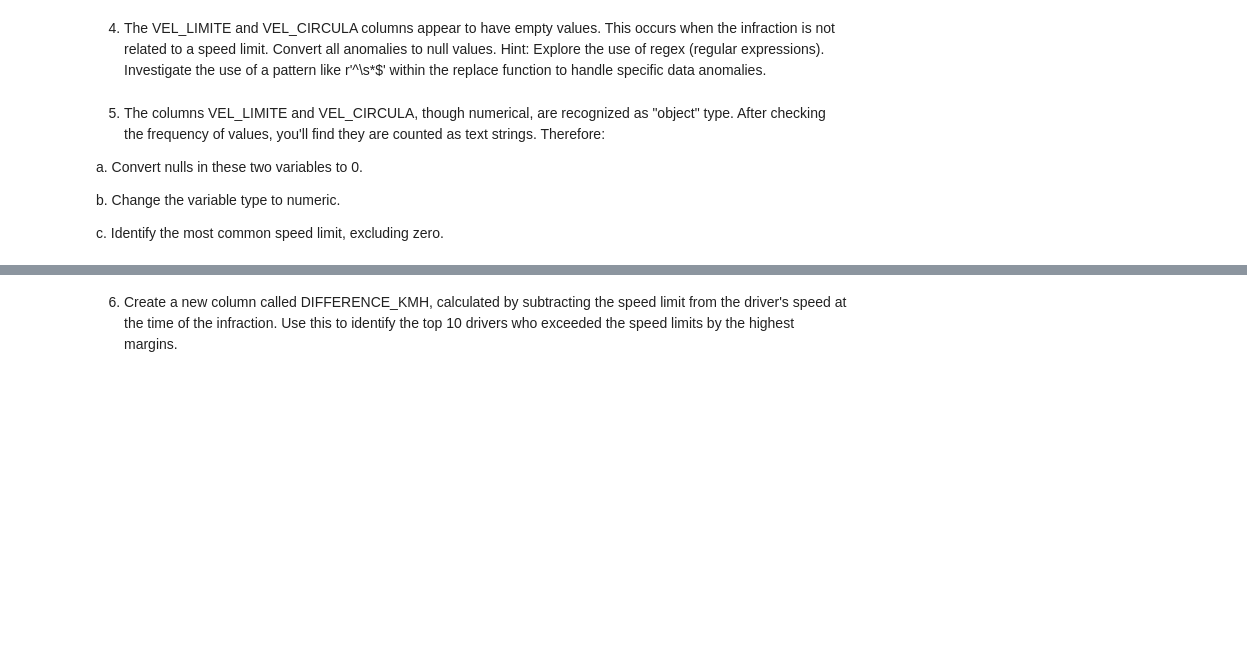
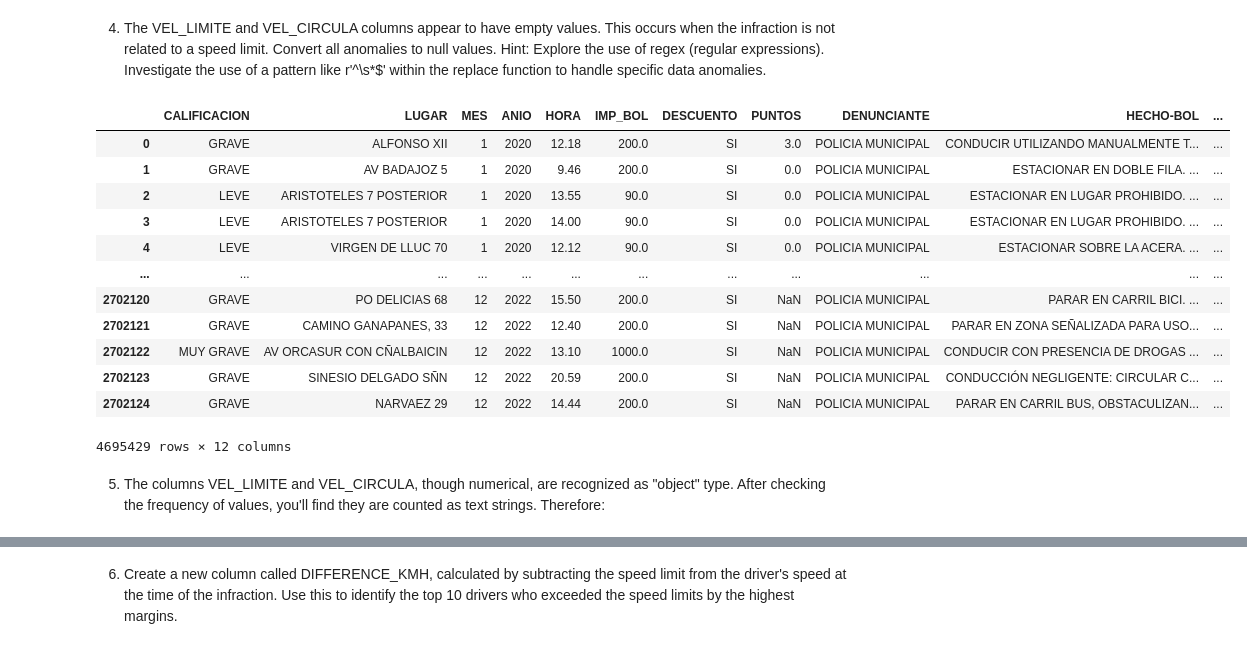
Before and after one commit to Mariospren/Squad_project_Madrid, a Jupyter notebook: Madrid_Traffic_Fines.ipynb, the cells around one changed output, grey strips where cells are left out. Cells and saved outputs as stored; diff of their text form; code cells hidden in the pictures; blank space fills up the shorter version.

```diff
--- a/Madrid_Traffic_Fines.ipynb
+++ b/Madrid_Traffic_Fines.ipynb
@@ -123,11 +181,32 @@ df_2022[df_2022['DESCUENTO'] == 'NO']
 "We found that ANIO (year) and DESCUENTO (discount) are always constant. I'm not sure to what extent they are relevant in our DataFrame, as we know that our DataFrame already has the year classified, making the ANIO column redundant. Additionally, the DESCUENTO column seems not to vary, except for an outlier we found in the 2022 DataFrame
 # %% [markdown]
 4. The VEL_LIMITE and VEL_CIRCULA columns appear to have empty values. This occurs when the infraction is not related to a speed limit. Convert all anomalies to null values. Hint: Explore the use of regex (regular expressions). Investigate the use of a pattern like r'^\s*$' within the replace function to handle specific data anomalies.
+# %%
+
+
+# Assume you have a DataFrame named df_con
+
+# Identify and convert anomalies to None in the VEL_LIMITE column
+df_con['VEL_LIMITE'] = df_con['VEL_LIMITE'].replace(r'^\s*$', None, regex=True)
+
+# Identify and convert anomalies to None in the VEL_CIRCULA column
+df_con['VEL_CIRCULA'] = df_con['VEL_CIRCULA'].replace(r'^\s*$', None, regex=True)
+
+# Print the DataFrame after making the changes
+df_con
+# %% [output]
+|  | CALIFICACION | LUGAR | MES | ANIO | HORA | IMP_BOL | DESCUENTO | PUNTOS | DENUNCIANTE | HECHO-BOL | ... |
+| 0 | GRAVE | ALFONSO XII | 1 | 2020 | 12.18 | 200.0 | SI | 3.0 | POLICIA MUNICIPAL | CONDUCIR UTILIZANDO MANUALMENTE T... | ... |
+| 1 | GRAVE | AV BADAJOZ 5 | 1 | 2020 | 9.46 | 200.0 | SI | 0.0 | POLICIA MUNICIPAL | ESTACIONAR EN DOBLE FILA. ... | ... |
+| 2 | LEVE | ARISTOTELES 7 POSTERIOR | 1 | 2020 | 13.55 | 90.0 | SI | 0.0 | POLICIA MUNICIPAL | ESTACIONAR EN LUGAR PROHIBIDO. ... | ... |
+| 3 | LEVE | ARISTOTELES 7 POSTERIOR | 1 | 2020 | 14.00 | 90.0 | SI | 0.0 | POLICIA MUNICIPAL | ESTACIONAR EN LUGAR PROHIBIDO. ... | ... |
+| 4 | LEVE | VIRGEN DE LLUC 70 | 1 | 2020 | 12.12 | 90.0 | SI | 0.0 | POLICIA MUNICIPAL | ESTACIONAR SOBRE LA ACERA. ... | ... |
+| ... | ... | ... | ... | ... | ... | ... | ... | ... | ... | ... | ... |
+| 2702120 | GRAVE | PO DELICIAS 68 | 12 | 2022 | 15.50 | 200.0 | SI | NaN | POLICIA MUNICIPAL | PARAR EN CARRIL BICI. ... | ... |
+| 2702121 | GRAVE | CAMINO GANAPANES, 33 | 12 | 2022 | 12.40 | 200.0 | SI | NaN | POLICIA MUNICIPAL | PARAR EN ZONA SEÑALIZADA PARA USO... | ... |
+| 2702122 | MUY GRAVE | AV ORCASUR CON CÑALBAICIN | 12 | 2022 | 13.10 | 1000.0 | SI | NaN | POLICIA MUNICIPAL | CONDUCIR CON PRESENCIA DE DROGAS ... | ... |
+| 2702123 | GRAVE | SINESIO DELGADO SÑN | 12 | 2022 | 20.59 | 200.0 | SI | NaN | POLICIA MUNICIPAL | CONDUCCIÓN NEGLIGENTE: CIRCULAR C... | ... |
+| 2702124 | GRAVE | NARVAEZ 29 | 12 | 2022 | 14.44 | 200.0 | SI | NaN | POLICIA MUNICIPAL | PARAR EN CARRIL BUS, OBSTACULIZAN... | ... |
+4695429 rows × 12 columns
 # %% [markdown]
 5. The columns VEL_LIMITE and VEL_CIRCULA, though numerical, are recognized as "object" type. After checking the frequency of values, you'll find they are counted as text strings. Therefore:
-
- a. Convert nulls in these two variables to 0.
-
-  b. Change the variable type to numeric.
-
-c. Identify the most common speed limit, excluding zero.
```
Also changed, not shown: parts of 15 cells of this notebook.
